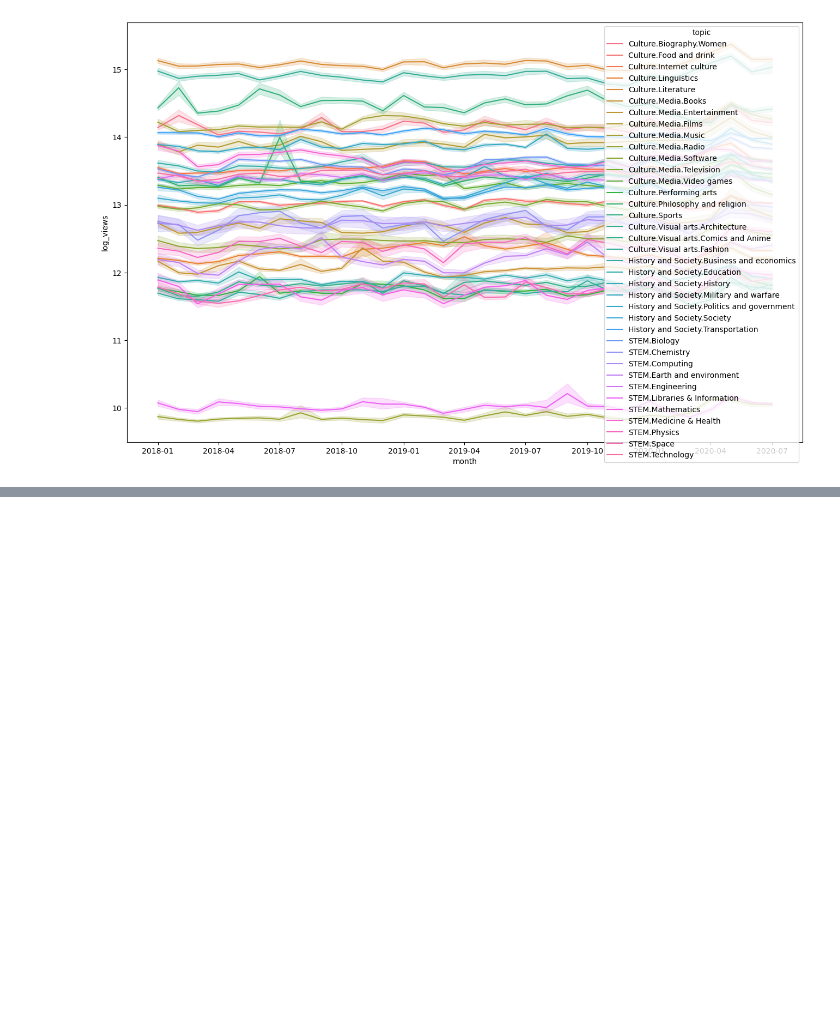
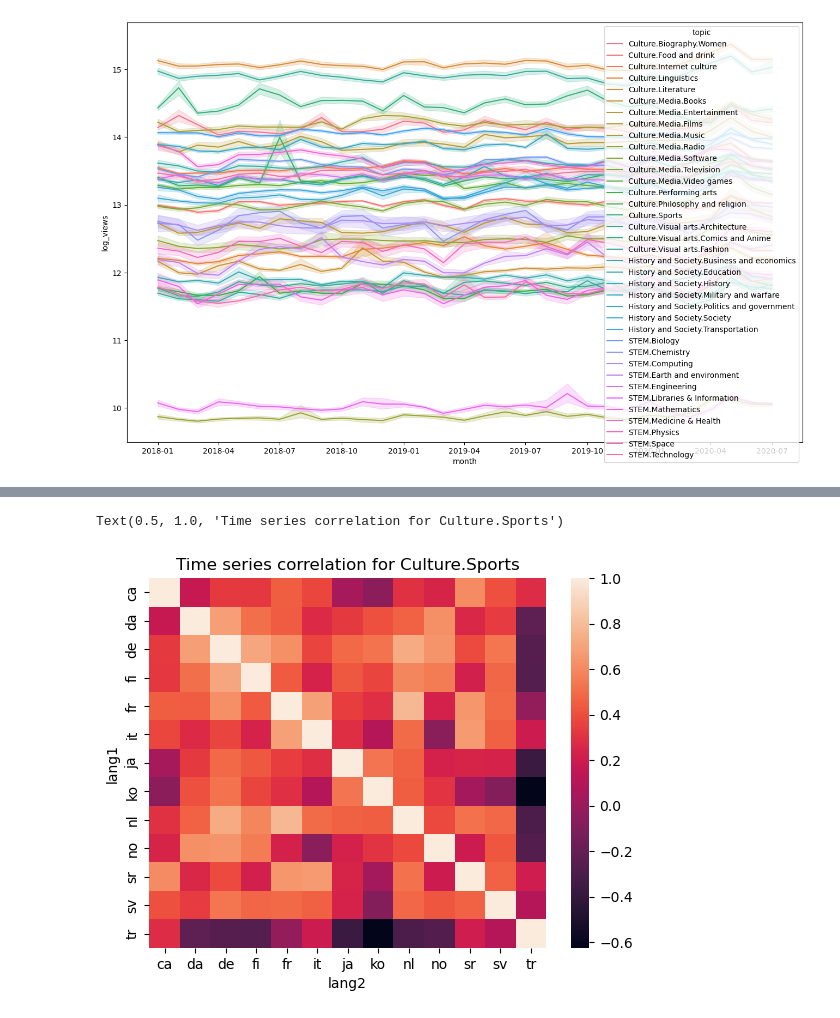
Before and after one commit to epfl-ada/ada-2023-project-rablashijupa, a Jupyter notebook: p3_step1.ipynb, the cells around one changed output, grey strips where cells are left out. Cells and saved outputs as stored; diff of their text form; code cells hidden in the pictures; blank space fills up the shorter version.

Commit message:
time series correlation for all topics

```diff
--- a/p3_step1.ipynb
+++ b/p3_step1.ipynb
@@ -168,4 +168,4 @@ sns.lineplot(df_simple[df_simple.lang == "ja"], x="month", y="log_views", hue="t
 <Axes: xlabel='month', ylabel='log_views'>
 [figure]
 # %%
-df_simple[df_simple.valid == 1].loc[:, "normalized_log_views"] = df_simple[df_simple.valid == 1].groupby(["lang", "topic"]).log_views.transform(lambda x : x - x.mean())
+df_simple[df_simple.valid == 1].loc[:, "normalized_log_views"] = df_simple[df_simple.valid == 1].groupby(["lang", "topic"]).log_views.transform(lambda x : (x - x.mean())/x.std())
@@ -195,14 +171,0 @@ Text(0.5, 1.0, 'Trends in Korea')
-# %%
-series = []
-langs = df_simple.lang.unique()
-data = []
-for lang1 in langs:
-    for lang2 in langs:
-        serie1 = df_simple[(df_simple.lang == lang1) & (df_simple.topic == selected_topics[0]) & (df_simple.valid == 1)].groupby("week").normalized_log_views.mean()
-        serie1 = serie1.rename(lang1)
-
-        serie2 = df_simple[(df_simple.lang == lang2) & (df_simple.topic == selected_topics[0]) & (df_simple.valid == 1)].groupby("week").normalized_log_views.mean()
-        serie2 = serie2.rename(lang2)
-
-        merged = pd.merge(serie1, serie2, left_on="week", right_on="week", how="inner")
-        data.append({"lang1": lang1, "lang2": lang2, "corr": np.array(merged.corr())[0,1]})
@@ -242,0 +197,20 @@ Text(0.5, 1.0, 'Hofstede score')
+# %%
+langs = df_simple.lang.unique()
+corr_dfs = {}
+
+for topic in df_simple.topic.unique():
+    print(topic)
+    data = []
+    for lang1 in langs:
+        for lang2 in langs:
+            serie1 = df_simple[(df_simple.lang == lang1) & (df_simple.topic == topic) & (df_simple.valid == 1)].groupby("month").normalized_log_views.mean()
+            serie1 = serie1.rename(lang1)
+
+            serie2 = df_simple[(df_simple.lang == lang2) & (df_simple.topic == topic) & (df_simple.valid == 1)].groupby("month").normalized_log_views.mean()
+            serie2 = serie2.rename(lang2)
+
+            merged = pd.merge(serie1, serie2, left_on="month", right_on="month", how="inner")
+            data.append({"lang1": lang1, "lang2": lang2, "corr": np.array(merged.corr())[0,1]})
+    corr_df = pd.DataFrame.from_dict(data)
+    corr_df = pd.pivot_table(corr_df, values="corr", index="lang1", columns="lang2")
+    corr_dfs[topic] = corr_df
@@ -242,0 +235,3 @@ Text(0.5, 1.0, 'Hofstede score')
+# %%
+with open("results/corr_timeseries.pkl", "rb") as f:
+    corr_dfs = pickle.load(f)
@@ -242,0 +245,7 @@ Text(0.5, 1.0, 'Hofstede score')
+# %%
+fig, ax = plt.subplots(1,1)
+sns.heatmap(corr_dfs[selected_topics[1]], ax=ax)
+ax.set_title(f"Time series correlation for {selected_topics[1]}")
+# %% [output]
+Text(0.5, 1.0, 'Time series correlation for Culture.Sports')
+[figure, added]
```
Also changed, not shown: parts of 32 cells of this notebook, 1 other file.
